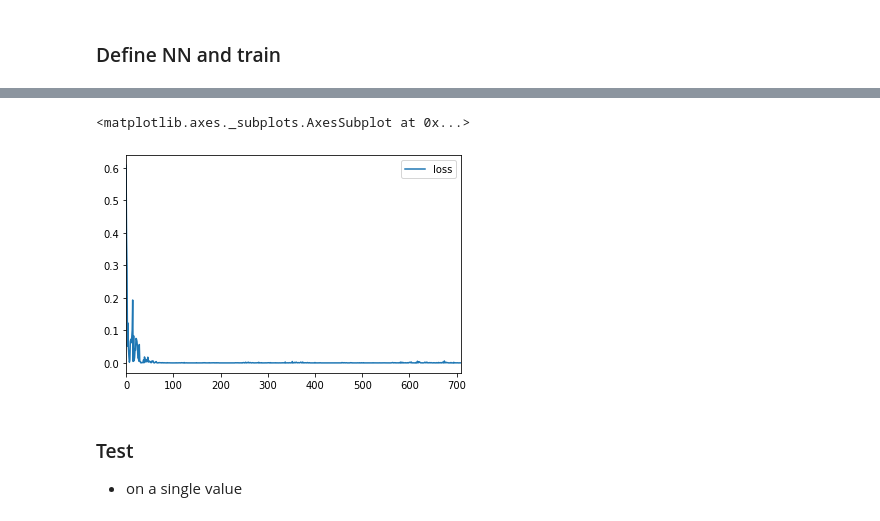
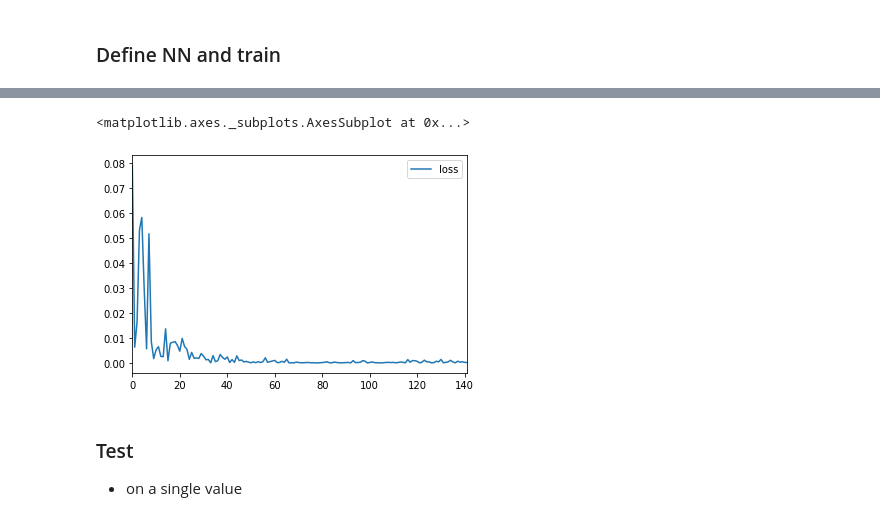
Before and after one commit to VICS-CORE/stats, a Jupyter notebook: 10_RNN.ipynb, the cells around one changed output, grey strips where cells are left out. Cells and saved outputs as stored; diff of their text form; code cells hidden in the pictures.

Commit message:
2 epochs

```diff
--- a/10_RNN.ipynb
+++ b/10_RNN.ipynb
@@ -121,7 +121,7 @@ optimizer = top.Adam(model.parameters(), lr=0.1)
 # TRAIN
 loss_vals = []
 pred_vals = []
-num_epochs = 10
+num_epochs = 2
 
 for e in range(num_epochs):
     for i, data in enumerate(rnd_data_loader):
@@ -174,5 +173,5 @@ Epoch: 9 Iter: 70 Loss:  0.0002 Out:  235.32 Ex:  91.50
 <matplotlib.axes._subplots.AxesSubplot at 0x...>
-[figure, old version]
+[figure, new version]
 # %% [markdown]
 ### Test
 - on a single value
```
Also changed, not shown: parts of 4 cells of this notebook.
